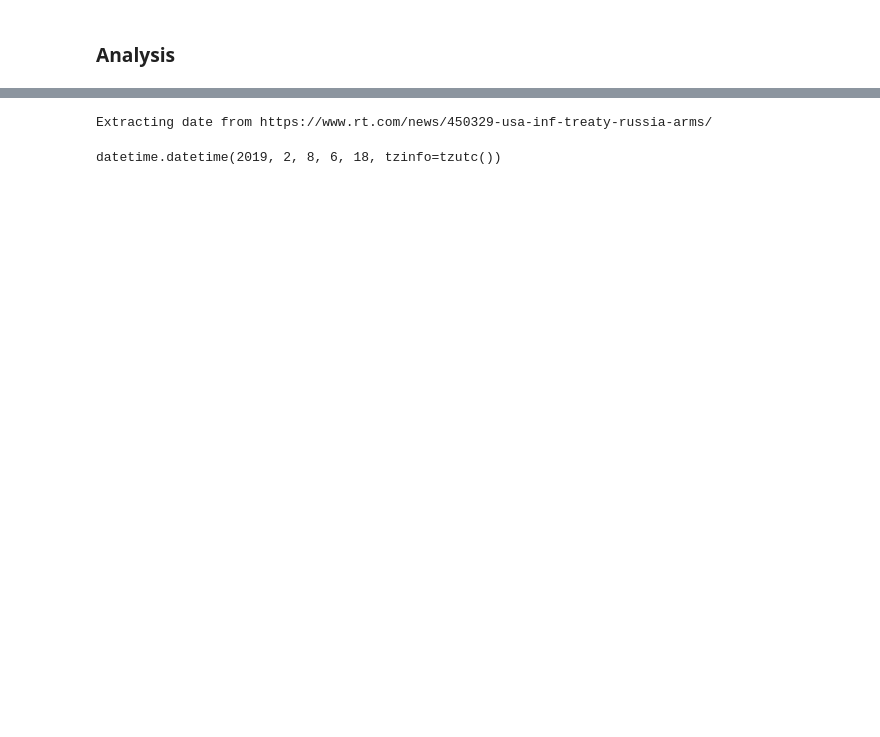
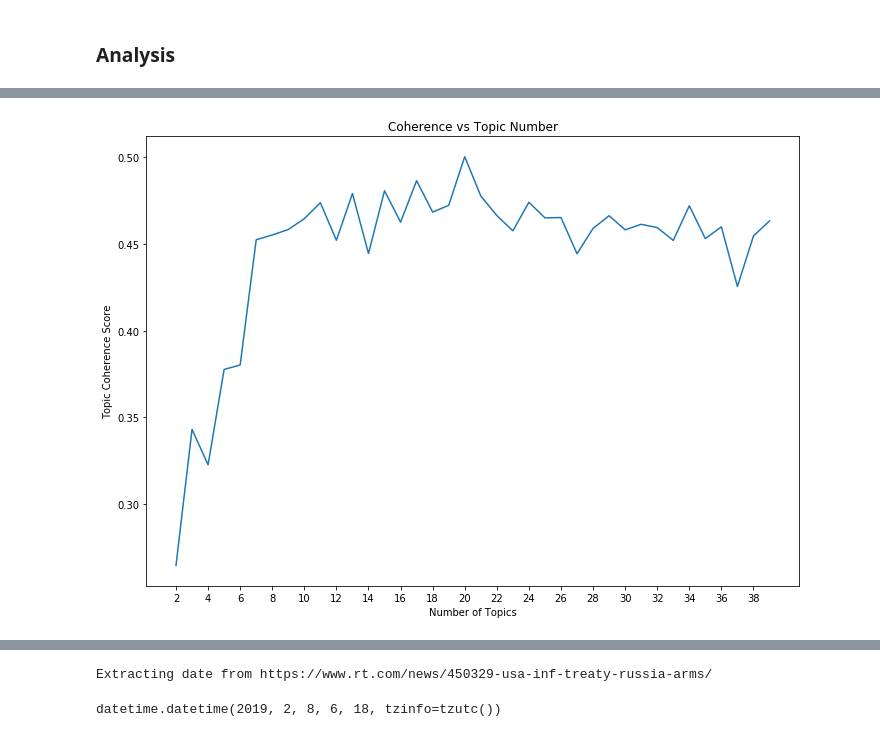
Before and after one commit to AlexanderTyan/NewsBias, a Jupyter notebook: data_analysis.ipynb, the cells around one changed output, grey strips where cells are left out. Drawn from its saved outputs; the diff is of its cells as text; code cells hidden in the pictures; blank space fills up the shorter version.

```diff
--- a/data_analysis.ipynb
+++ b/data_analysis.ipynb
@@ -306,0 +404,4 @@ plotly.offline.iplot({
+# %%
+%%time
+# Form Bigrams and Trigrams:
+data_words_trigrams = make_trigrams(data_words_nostops)
@@ -306,0 +411,8 @@ plotly.offline.iplot({
+# %%
+%%time
+# Initialize spacy 'en' model, keeping only tagger component (for efficiency)
+# python3 -m spacy download en
+nlp = spacy.load('en', disable=['parser', 'ner'])
+
+# Do lemmatization keeping only noun, adj, vb, adv
+data_lemmatized = lemmatization(data_words_trigrams, allowed_postags=['NOUN', 'ADJ', 'VERB', 'ADV'])
@@ -306,0 +424,10 @@ plotly.offline.iplot({
+# %%
+%%time
+# Create Dictionary
+id2word = corpora.Dictionary(data_lemmatized)
+
+# Create Corpus
+texts = data_lemmatized
+
+# Term Document Frequency
+corpus = [id2word.doc2bow(text) for text in texts]
@@ -306,0 +473,5 @@ plotly.offline.iplot({
+# %%
+%%time
+
+# Can take a long time to run.
+model_list2, coherence_values2 = compute_coherence_values(dictionary=id2word, corpus=corpus, texts=data_lemmatized, start=2, limit=40, step=1)
@@ -306,0 +481,18 @@ plotly.offline.iplot({
+# %%
+# Show graph
+limit=40; start=2; step=1;
+x = range(start, limit, step)
+
+fig, ax = plt.subplots()
+fig.set_size_inches(11.7, 8.27)
+
+ax.plot(x, coherence_values2)
+plt.xlabel("Number of Topics")
+plt.ylabel("Topic Coherence Score")
+plt.title("Coherence vs Topic Number")
+# #plt.legend(("coherence_values"), loc='best')
+plt.xticks(np.arange(min(x), max(x)+1, 2))
+plt.savefig("data/CoherenceVsTopicNumber.png")
+plt.show()
+# %% [output]
+[figure, added]
```
Also changed, not shown: parts of 26 cells of this notebook, 6 other files.
